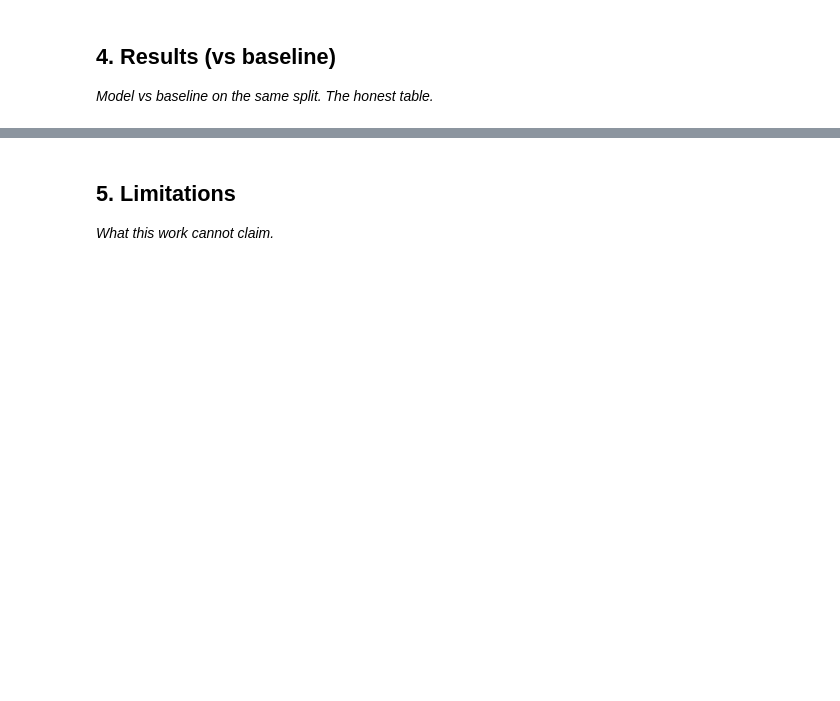
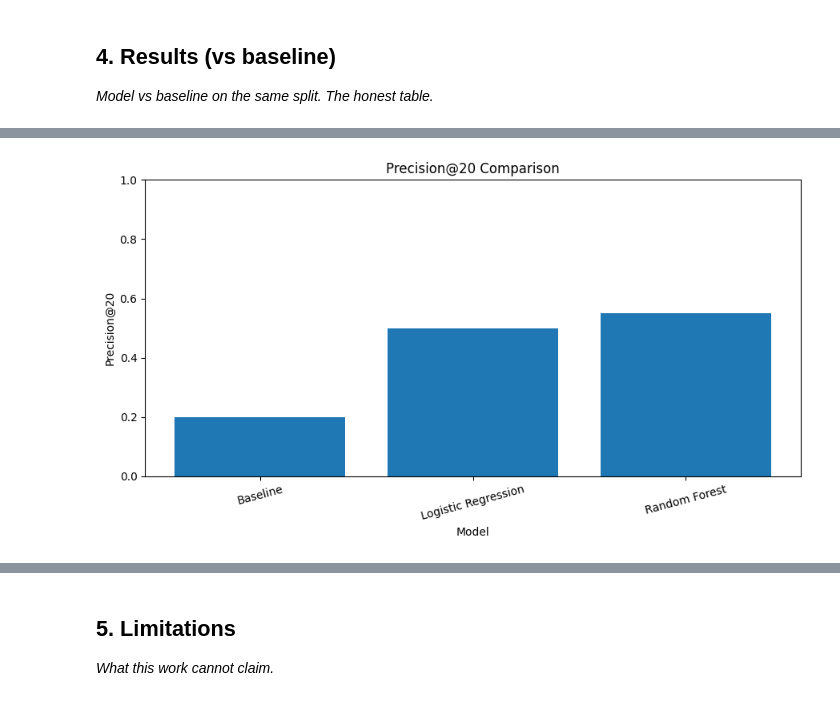
Before and after one commit to fareyahossain835-bit/flyrank-ml, a Jupyter notebook: work/notebooks/capstone.ipynb, the cells around one changed output, grey strips where cells are left out. Drawn from its saved outputs; the diff is of its cells as text; code cells hidden in the pictures; blank space fills up the shorter version.

```diff
--- a/work/notebooks/capstone.ipynb
+++ b/work/notebooks/capstone.ipynb
@@ -117,0 +168,4 @@ HF token loaded successfully.
+# %%
+for name, path in TABLES.items():
+    print(f"\n{name}")
+    print(path)
@@ -117,0 +184,4 @@ HF token loaded successfully.
+# %%
+for name, path in TABLES.items():
+    print(f"\n{name}")
+    print(path)
@@ -125,0 +768,11 @@ HF token loaded successfully.
+# %%
+X_train = train[FEATURES].copy()
+y_train = train[TARGET].copy()
+
+X_test = test[FEATURES].copy()
+y_test = test[TARGET].copy()
+
+print("X_train:", X_train.shape)
+print("X_test :", X_test.shape)
+print("y_train:", y_train.shape)
+print("y_test :", y_test.shape)
@@ -125,0 +980,28 @@ HF token loaded successfully.
+# %%
+import matplotlib.pyplot as plt
+
+plt.figure(figsize=(9, 5))
+
+plt.bar(
+    results_df["model"],
+    results_df["precision_at_20"]
+)
+
+plt.xlabel("Model")
+plt.ylabel("Precision@20")
+plt.title("Precision@20 Comparison")
+
+plt.xticks(rotation=15)
+plt.ylim(0, 1)
+
+plt.tight_layout()
+
+plt.savefig(
+    "precision_at_20_comparison.png",
+    dpi=200,
+    bbox_inches="tight"
+)
+
+plt.show()
+# %% [output]
+[figure, added]
```
Also changed, not shown: parts of 55 cells of this notebook.
